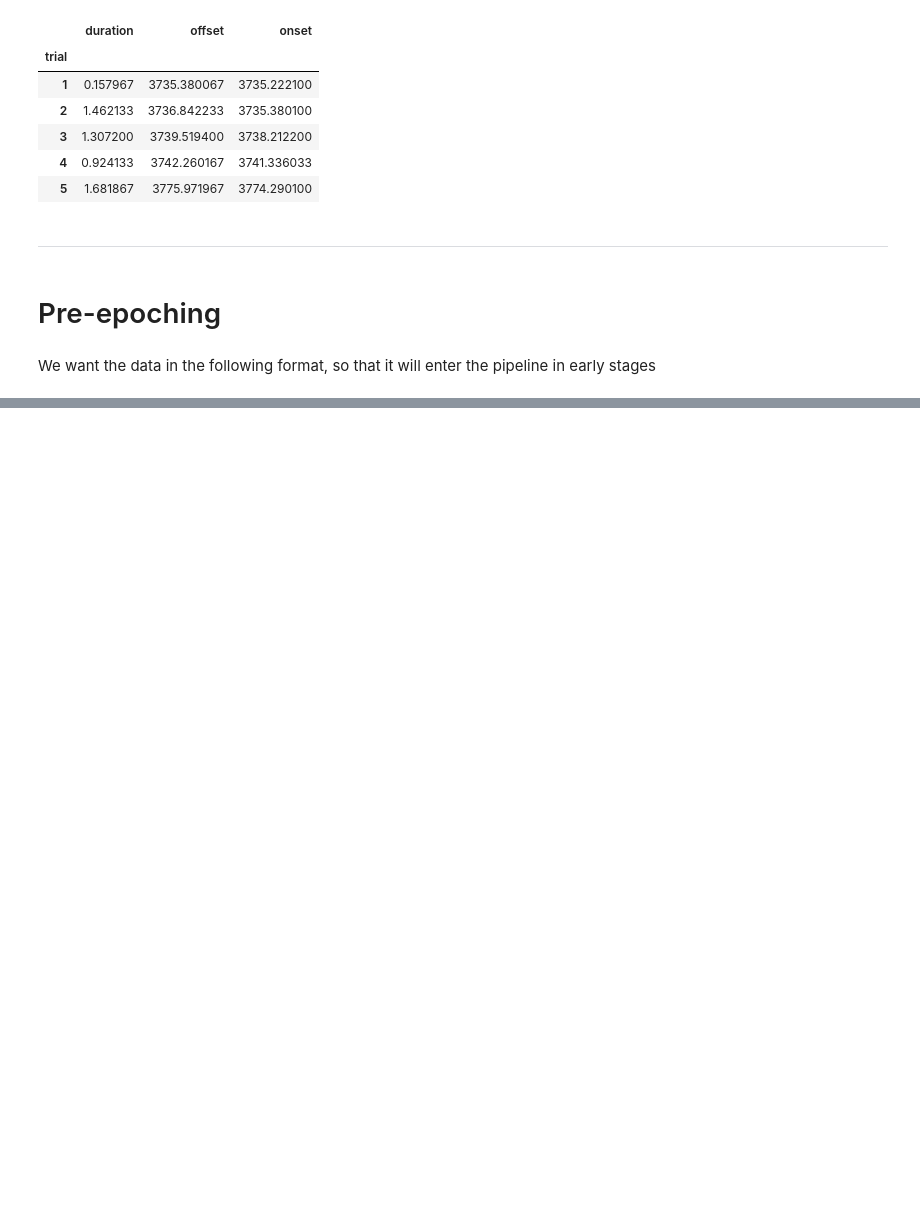
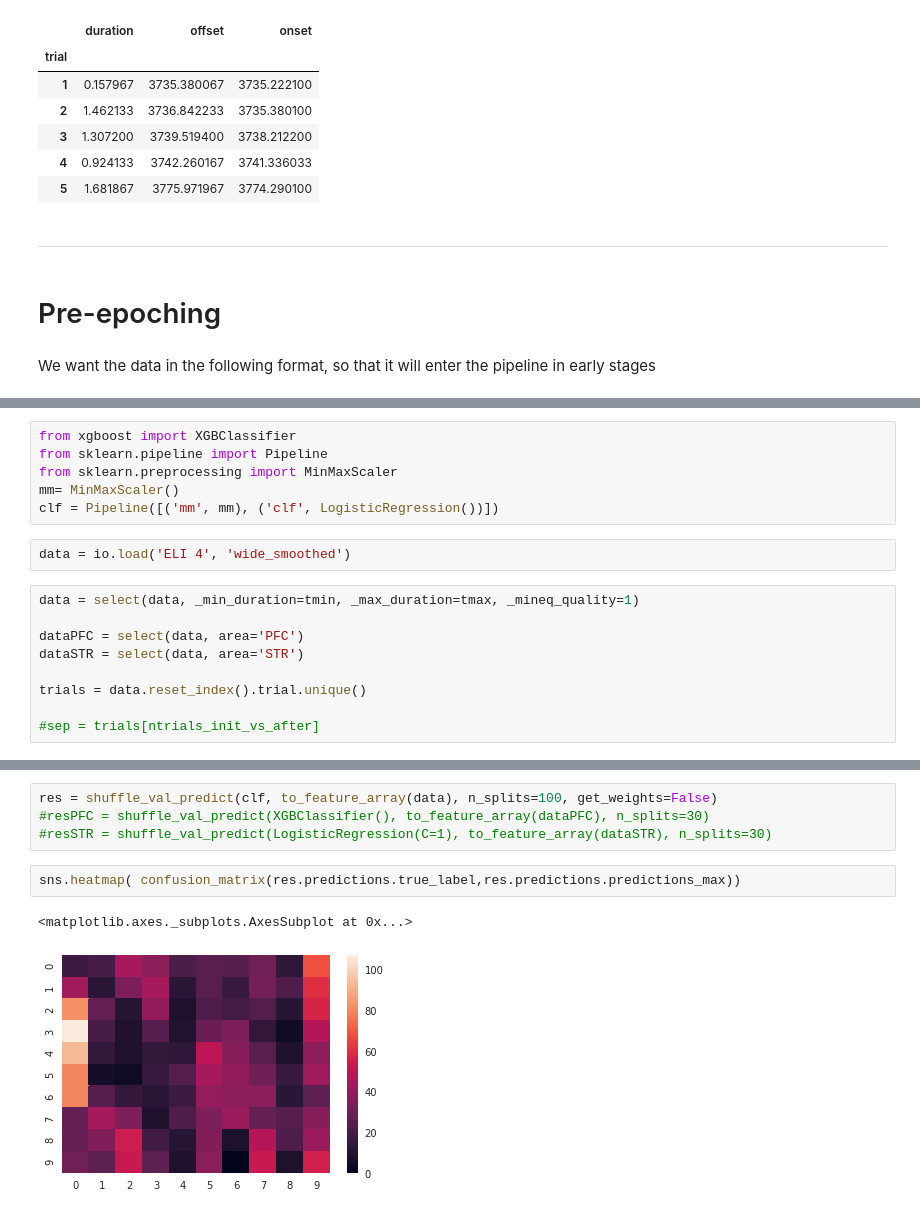
Before and after one commit to EstevaoUyra/spikelearn, a Jupyter notebook: notebooks/exploration/Double recording data.ipynb, the cells around one changed output, grey strips where cells are left out. Saved outputs shown, nothing was run; the diff lists cells and outputs as text; blank space fills up the shorter version.

```diff
--- a/notebooks/exploration/Double recording data.ipynb
+++ b/notebooks/exploration/Double recording data.ipynb
@@ -123,0 +89,17 @@ df['times'] = df.times.apply(lambda x: relevant_spikes(x, behavior)[0])
+# %%
+from xgboost import XGBClassifier
+from sklearn.pipeline import Pipeline
+from sklearn.preprocessing import MinMaxScaler
+mm= MinMaxScaler()
+clf = Pipeline([('mm', mm), ('clf', LogisticRegression())])
+# %%
+data = io.load('ELI 4', 'wide_smoothed')
+# %%
+data = select(data, _min_duration=tmin, _max_duration=tmax, _mineq_quality=1)
+
+dataPFC = select(data, area='PFC')
+dataSTR = select(data, area='STR')
+
+trials = data.reset_index().trial.unique()
+
+#sep = trials[ntrials_init_vs_after]
@@ -123,0 +128,9 @@ df['times'] = df.times.apply(lambda x: relevant_spikes(x, behavior)[0])
+# %%
+res = shuffle_val_predict(clf, to_feature_array(data), n_splits=100, get_weights=False)
+#resPFC = shuffle_val_predict(XGBClassifier(), to_feature_array(dataPFC), n_splits=30)
+#resSTR = shuffle_val_predict(LogisticRegression(C=1), to_feature_array(dataSTR), n_splits=30)
+# %%
+sns.heatmap( confusion_matrix(res.predictions.true_label,res.predictions.predictions_max))
+# %% [output]
+<matplotlib.axes._subplots.AxesSubplot at 0x...>
+[figure, added]
```
Also changed, not shown: parts of 11 cells of this notebook, 6 other files.
